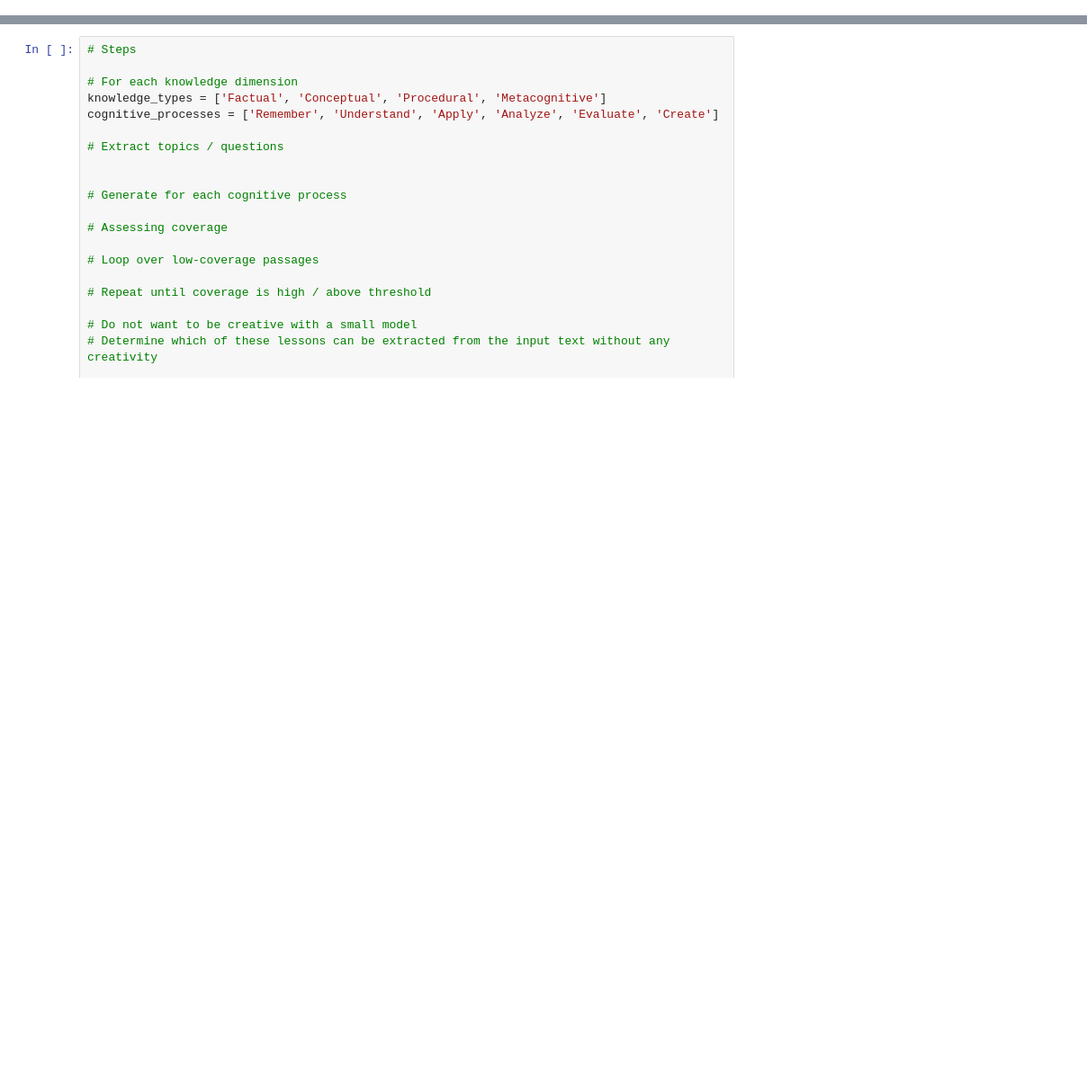
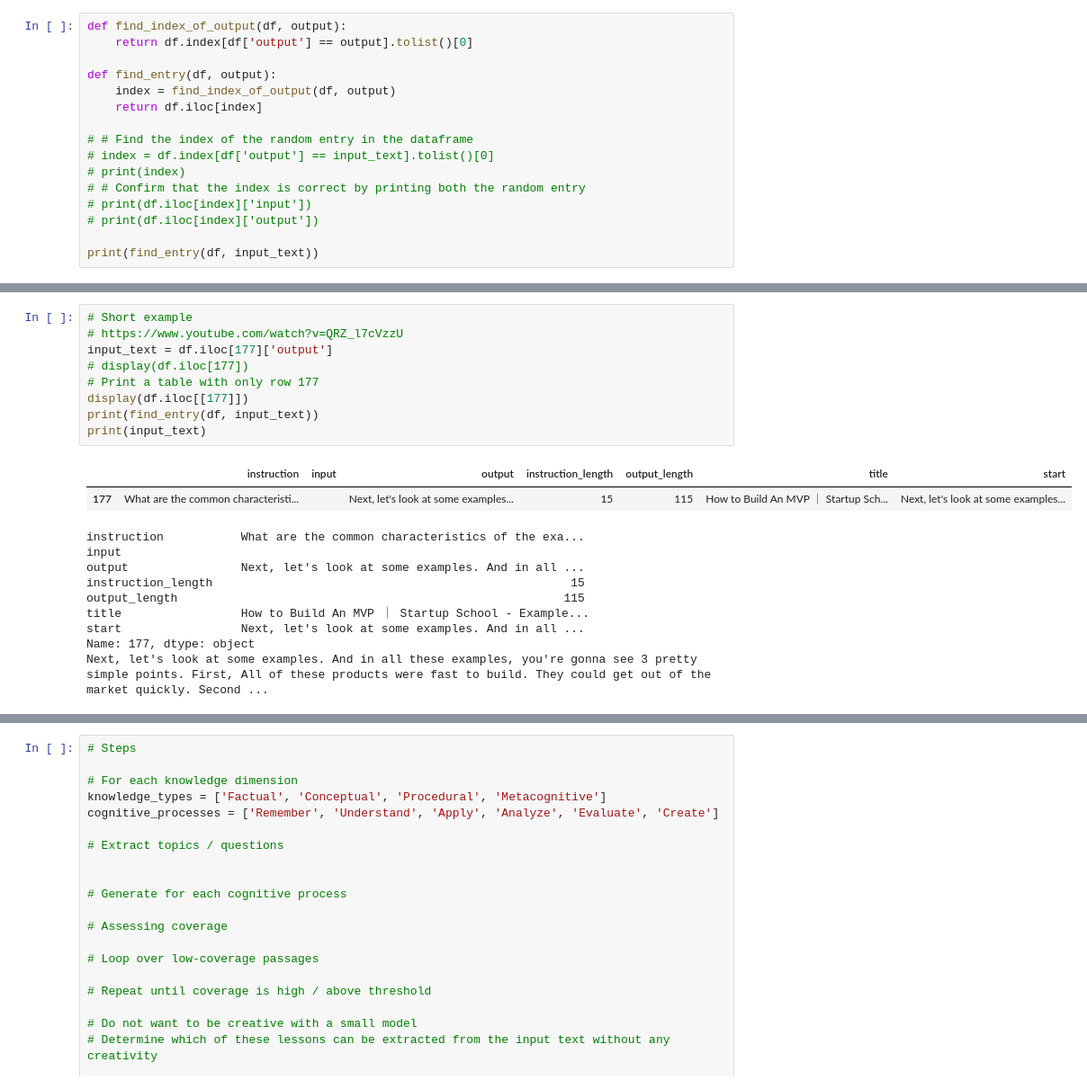
Before and after one commit to Glavin001/Data2AITextbook, a Jupyter notebook: scripts/bloom-builder.ipynb, the cells around one changed output, grey strips where cells are left out. Shown at 90% size. Saved outputs shown, nothing was run; the diff lists cells and outputs as text; blank space fills up the shorter version.

```diff
--- a/scripts/bloom-builder.ipynb
+++ b/scripts/bloom-builder.ipynb
@@ -5,0 +33,16 @@ from typing import List
+# %%
+def find_index_of_output(df, output):
+    return df.index[df['output'] == output].tolist()[0]
+
+def find_entry(df, output):
+    index = find_index_of_output(df, output)
+    return df.iloc[index]
+
+# # Find the index of the random entry in the dataframe
+# index = df.index[df['output'] == input_text].tolist()[0]
+# print(index)
+# # Confirm that the index is correct by printing both the random entry
+# print(df.iloc[index]['input'])
+# print(df.iloc[index]['output'])
+
+print(find_entry(df, input_text))
@@ -7,0 +134,21 @@ input_text = """Alright. Today, I'd like to talk to you about how to build an MV
+# %%
+# Short example
+# https://www.youtube.com/watch?v=QRZ_l7cVzzU
+input_text = df.iloc[177]['output']
+# display(df.iloc[177])
+# Print a table with only row 177
+display(df.iloc[[177]])
+print(find_entry(df, input_text))
+print(input_text)
+# %% [output]
+|  | instruction | input | output | instruction_length | output_length | title | start |
+| 177 | What are the common characteristi... |  | Next, let's look at some examples... | 15 | 115 | How to Build An MVP ｜ Startup Sch... | Next, let's look at some examples... |
+instruction           What are the common characteristics of the exa...
+input
+output                Next, let's look at some examples. And in all ...
+instruction_length                                                   15
+output_length                                                       115
+title                 How to Build An MVP ｜ Startup School - Example...
+start                 Next, let's look at some examples. And in all ...
+Name: 177, dtype: object
+Next, let's look at some examples. And in all these examples, you're gonna see 3 pretty simple points. First, All of these products were fast to build. They could get out of the market quickly. Second ...
```
Also changed, not shown: parts of 31 cells of this notebook.
